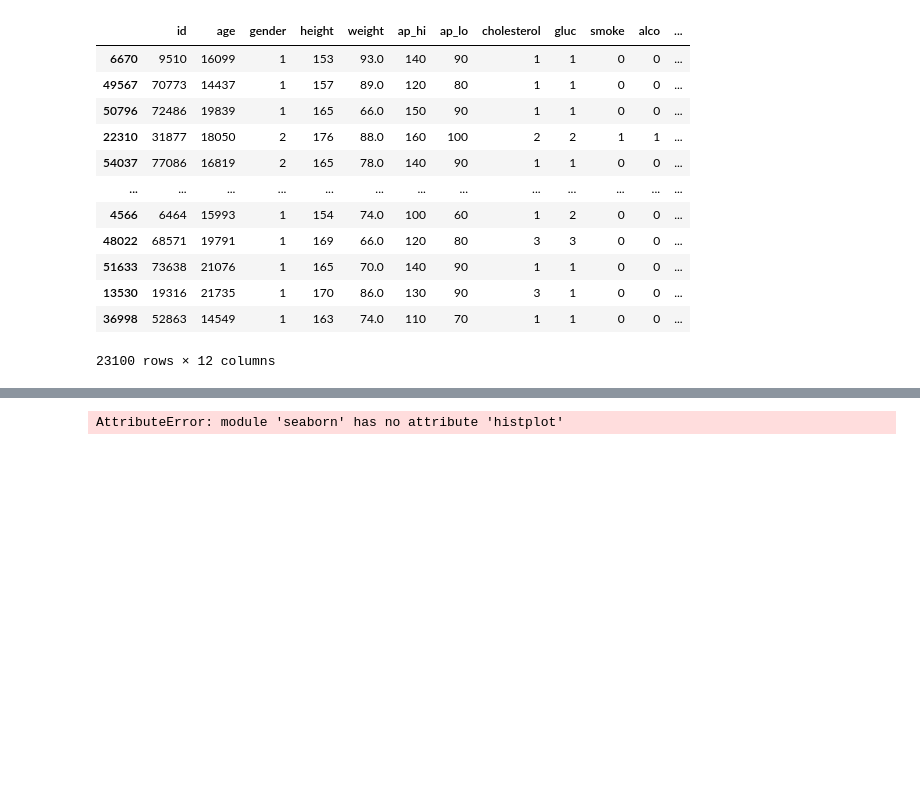
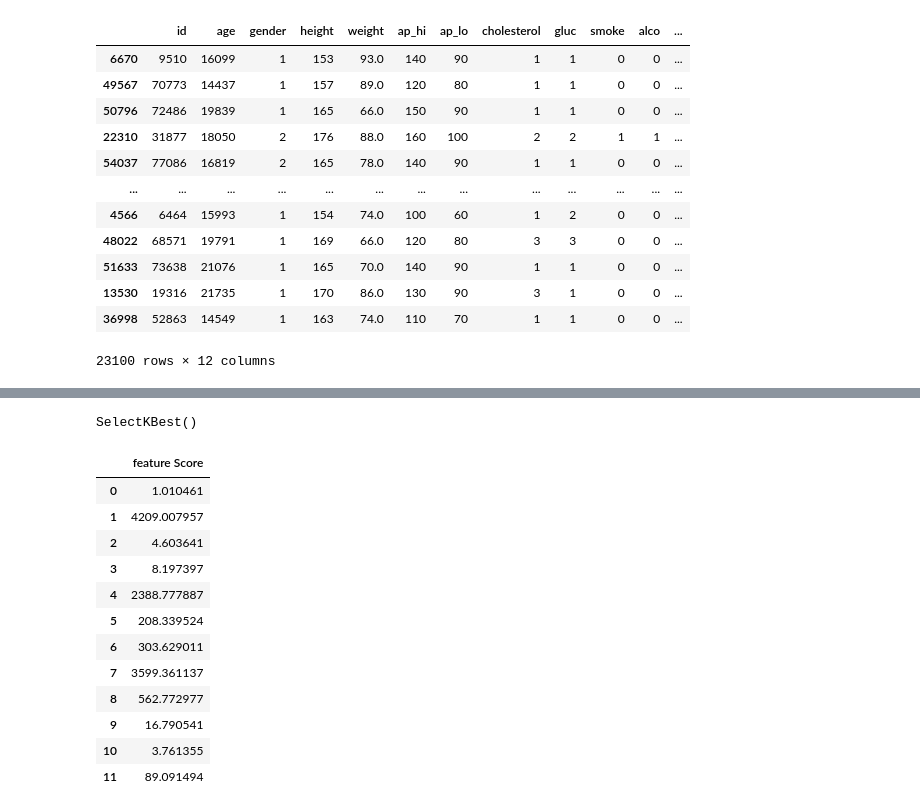
Before and after one commit to RAIHANRABBY/studymart, a Jupyter notebook: cardio.ipynb, the cells around one changed output, grey strips where cells are left out. Saved outputs shown, nothing was run; the diff lists cells and outputs as text; code cells hidden in the pictures; blank space fills up the shorter version.

```diff
--- a/cardio.ipynb
+++ b/cardio.ipynb
@@ -118,4 +80,0 @@ FileNotFoundError: [Errno 2] No such file or directory: 'out.gif'
-# %%
-sns.h
-# %% [output]
-AttributeError: module 'seaborn' has no attribute 'histplot'
@@ -121,0 +83,23 @@ AttributeError: module 'seaborn' has no attribute 'histplot'
+# %%
+f_select=SelectKBest(score_func=f_classif)
+# %%
+f_select.fit(x,y)
+# %% [output]
+SelectKBest()
+# %%
+fineFeatures=pd.DataFrame(f_select.scores_,columns=['feature Score'])
+fineFeatures
+# %% [output]
+|  | feature Score |
+| 0 | 1.010461 |
+| 1 | 4209.007957 |
+| 2 | 4.603641 |
+| 3 | 8.197397 |
+| 4 | 2388.777887 |
+| 5 | 208.339524 |
+| 6 | 303.629011 |
+| 7 | 3599.361137 |
+| 8 | 562.772977 |
+| 9 | 16.790541 |
+| 10 | 3.761355 |
+| 11 | 89.091494 |
```
Also changed, not shown: parts of 34 cells of this notebook.
